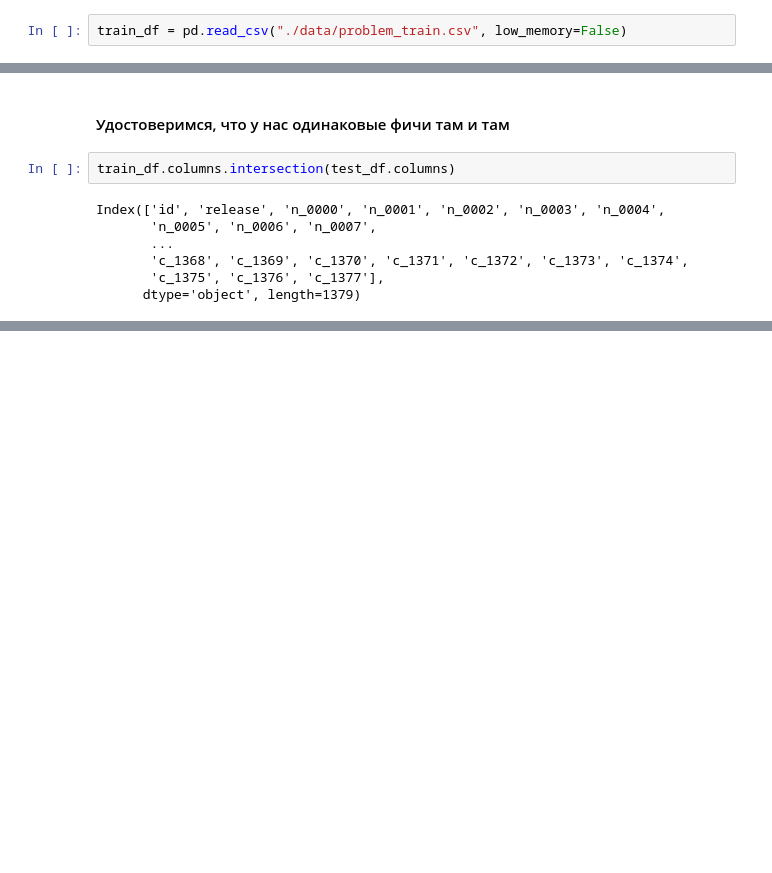
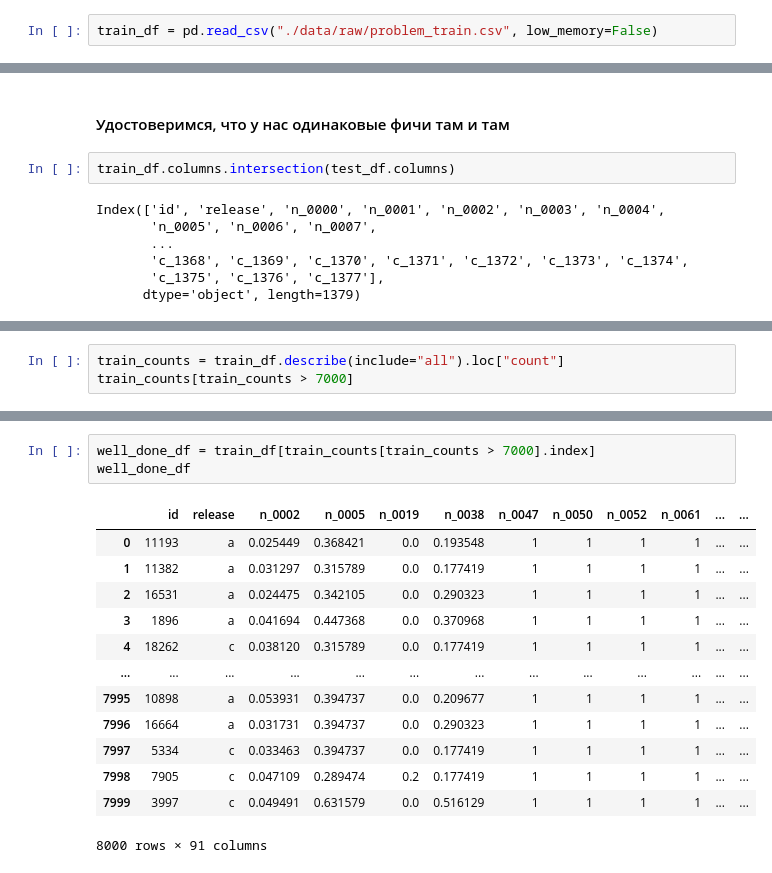
Before and after one commit to lainisourgod/research-skills, a Jupyter notebook: notebooks/001 - eda.ipynb, the cells around one changed output, grey strips where cells are left out. Drawn from its saved outputs; the diff is of its cells as text; blank space fills up the shorter version.

```diff
--- a/notebooks/001 - eda.ipynb
+++ b/notebooks/001 - eda.ipynb
@@ -52,7 +52,7 @@ pio.templates.default = "plotly_dark"
 # %% [markdown]
 ### Откроем данные
 # %%
-train_df = pd.read_csv("./data/problem_train.csv", low_memory=False)
+train_df = pd.read_csv("./data/raw/problem_train.csv", low_memory=False)
 # %%
 train_df
 # %% [output]
@@ -352,0 +341,3 @@ Index(['id', 'release', 'n_0000', 'n_0001', 'n_0002', 'n_0003', 'n_0004',
+# %%
+train_counts = train_df.describe(include="all").loc["count"]
+train_counts[train_counts > 7000]
@@ -352,0 +357,17 @@ Index(['id', 'release', 'n_0000', 'n_0001', 'n_0002', 'n_0003', 'n_0004',
+# %%
+well_done_df = train_df[train_counts[train_counts > 7000].index]
+well_done_df
+# %% [output]
+|  | id | release | n_0002 | n_0005 | n_0019 | n_0038 | n_0047 | n_0050 | n_0052 | n_0061 | ... | ... |
+| 0 | 11193 | a | 0.025449 | 0.368421 | 0.0 | 0.193548 | 1 | 1 | 1 | 1 | ... | ... |
+| 1 | 11382 | a | 0.031297 | 0.315789 | 0.0 | 0.177419 | 1 | 1 | 1 | 1 | ... | ... |
+| 2 | 16531 | a | 0.024475 | 0.342105 | 0.0 | 0.290323 | 1 | 1 | 1 | 1 | ... | ... |
+| 3 | 1896 | a | 0.041694 | 0.447368 | 0.0 | 0.370968 | 1 | 1 | 1 | 1 | ... | ... |
+| 4 | 18262 | c | 0.038120 | 0.315789 | 0.0 | 0.177419 | 1 | 1 | 1 | 1 | ... | ... |
+| ... | ... | ... | ... | ... | ... | ... | ... | ... | ... | ... | ... | ... |
+| 7995 | 10898 | a | 0.053931 | 0.394737 | 0.0 | 0.209677 | 1 | 1 | 1 | 1 | ... | ... |
+| 7996 | 16664 | a | 0.031731 | 0.394737 | 0.0 | 0.290323 | 1 | 1 | 1 | 1 | ... | ... |
+| 7997 | 5334 | c | 0.033463 | 0.394737 | 0.0 | 0.177419 | 1 | 1 | 1 | 1 | ... | ... |
+| 7998 | 7905 | c | 0.047109 | 0.289474 | 0.2 | 0.177419 | 1 | 1 | 1 | 1 | ... | ... |
+| 7999 | 3997 | c | 0.049491 | 0.631579 | 0.0 | 0.516129 | 1 | 1 | 1 | 1 | ... | ... |
+8000 rows × 91 columns
```
Also changed, not shown: parts of 30 cells of this notebook.
